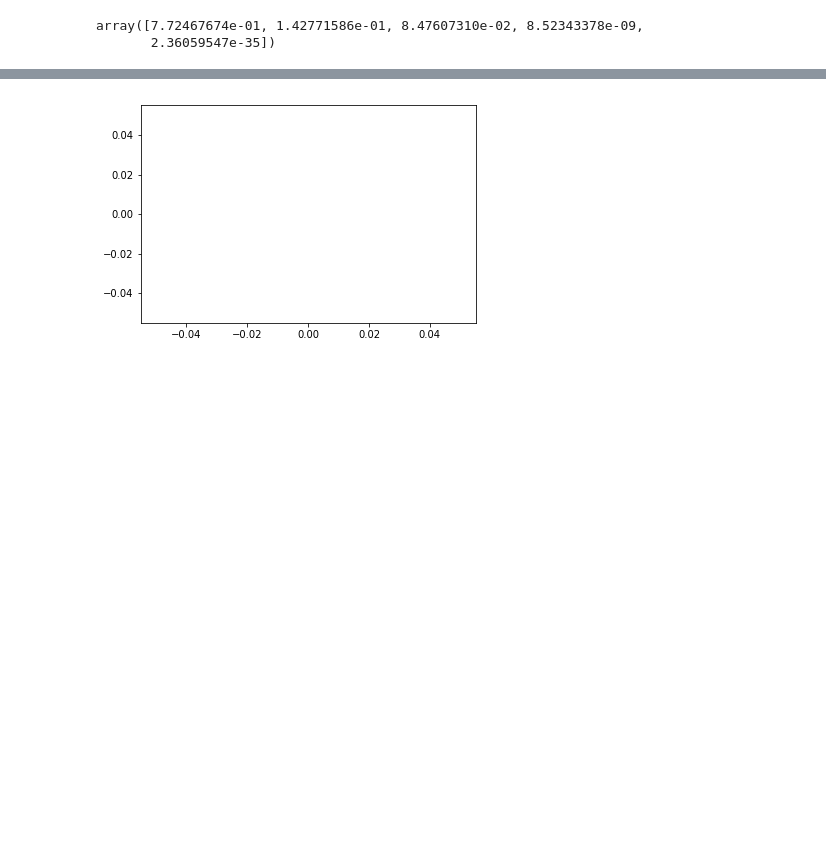
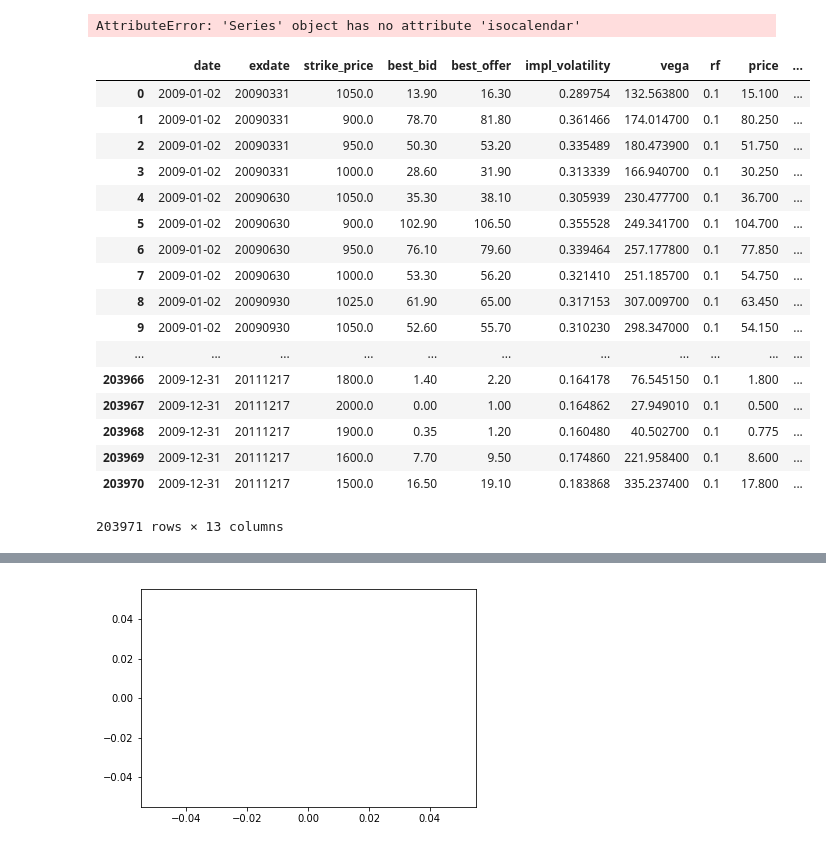
Before and after one commit to ll901001/FE, a Jupyter notebook: Untitled.ipynb, the cells around one changed output, grey strips where cells are left out. Saved outputs shown, nothing was run; the diff lists cells and outputs as text; code cells hidden in the pictures; blank space fills up the shorter version.

```diff
--- a/Untitled.ipynb
+++ b/Untitled.ipynb
@@ -18,8 +18,11 @@ for file in file_list:
     result["S/K"] = result["close"]/result["strike_price"]
 
     date_format = "%Y%m%d"
+
     result["date"] = pd.to_datetime(result["date"], format=date_format)
+    result["weekNo"] = pd.to_datetime(result["date"], format=date_format).dt.week
     result["exdate"] = pd.to_datetime(result["exdate"], format=date_format)
+
     result["day_diff"] = result["exdate"] - result["date"]
     result["day_diff"] = result["day_diff"].astype('timedelta64[D]')
 
@@ -58,5 +61,4 @@ principalDf = pd.DataFrame(data = principalComponents
 
 pca.explained_variance_ratio_
 # %% [output]
-array([7.72467674e-01, 1.42771586e-01, 8.47607310e-02, 8.52343378e-09,
-       2.36059547e-35])
+AttributeError: 'Series' object has no attribute 'isocalendar'
@@ -66,0 +65,23 @@ array([7.72467674e-01, 1.42771586e-01, 8.47607310e-02, 8.52343378e-09,
+# %%
+result["weekNo"] = pd.to_datetime(result["date"], format=date_format).dt.week
+# %%
+result
+# %% [output]
+|  | date | exdate | strike_price | best_bid | best_offer | impl_volatility | vega | rf | price | ... |
+| 0 | 2009-01-02 | 20090331 | 1050.0 | 13.90 | 16.30 | 0.289754 | 132.563800 | 0.1 | 15.100 | ... |
+| 1 | 2009-01-02 | 20090331 | 900.0 | 78.70 | 81.80 | 0.361466 | 174.014700 | 0.1 | 80.250 | ... |
+| 2 | 2009-01-02 | 20090331 | 950.0 | 50.30 | 53.20 | 0.335489 | 180.473900 | 0.1 | 51.750 | ... |
+| 3 | 2009-01-02 | 20090331 | 1000.0 | 28.60 | 31.90 | 0.313339 | 166.940700 | 0.1 | 30.250 | ... |
+| 4 | 2009-01-02 | 20090630 | 1050.0 | 35.30 | 38.10 | 0.305939 | 230.477700 | 0.1 | 36.700 | ... |
+| 5 | 2009-01-02 | 20090630 | 900.0 | 102.90 | 106.50 | 0.355528 | 249.341700 | 0.1 | 104.700 | ... |
+| 6 | 2009-01-02 | 20090630 | 950.0 | 76.10 | 79.60 | 0.339464 | 257.177800 | 0.1 | 77.850 | ... |
+| 7 | 2009-01-02 | 20090630 | 1000.0 | 53.30 | 56.20 | 0.321410 | 251.185700 | 0.1 | 54.750 | ... |
+| 8 | 2009-01-02 | 20090930 | 1025.0 | 61.90 | 65.00 | 0.317153 | 307.009700 | 0.1 | 63.450 | ... |
+| 9 | 2009-01-02 | 20090930 | 1050.0 | 52.60 | 55.70 | 0.310230 | 298.347000 | 0.1 | 54.150 | ... |
+| ... | ... | ... | ... | ... | ... | ... | ... | ... | ... | ... |
+| 203966 | 2009-12-31 | 20111217 | 1800.0 | 1.40 | 2.20 | 0.164178 | 76.545150 | 0.1 | 1.800 | ... |
+| 203967 | 2009-12-31 | 20111217 | 2000.0 | 0.00 | 1.00 | 0.164862 | 27.949010 | 0.1 | 0.500 | ... |
+| 203968 | 2009-12-31 | 20111217 | 1900.0 | 0.35 | 1.20 | 0.160480 | 40.502700 | 0.1 | 0.775 | ... |
+| 203969 | 2009-12-31 | 20111217 | 1600.0 | 7.70 | 9.50 | 0.174860 | 221.958400 | 0.1 | 8.600 | ... |
+| 203970 | 2009-12-31 | 20111217 | 1500.0 | 16.50 | 19.10 | 0.183868 | 335.237400 | 0.1 | 17.800 | ... |
+203971 rows × 13 columns
```
Also changed, not shown: parts of 3 cells of this notebook, 11 other files.
